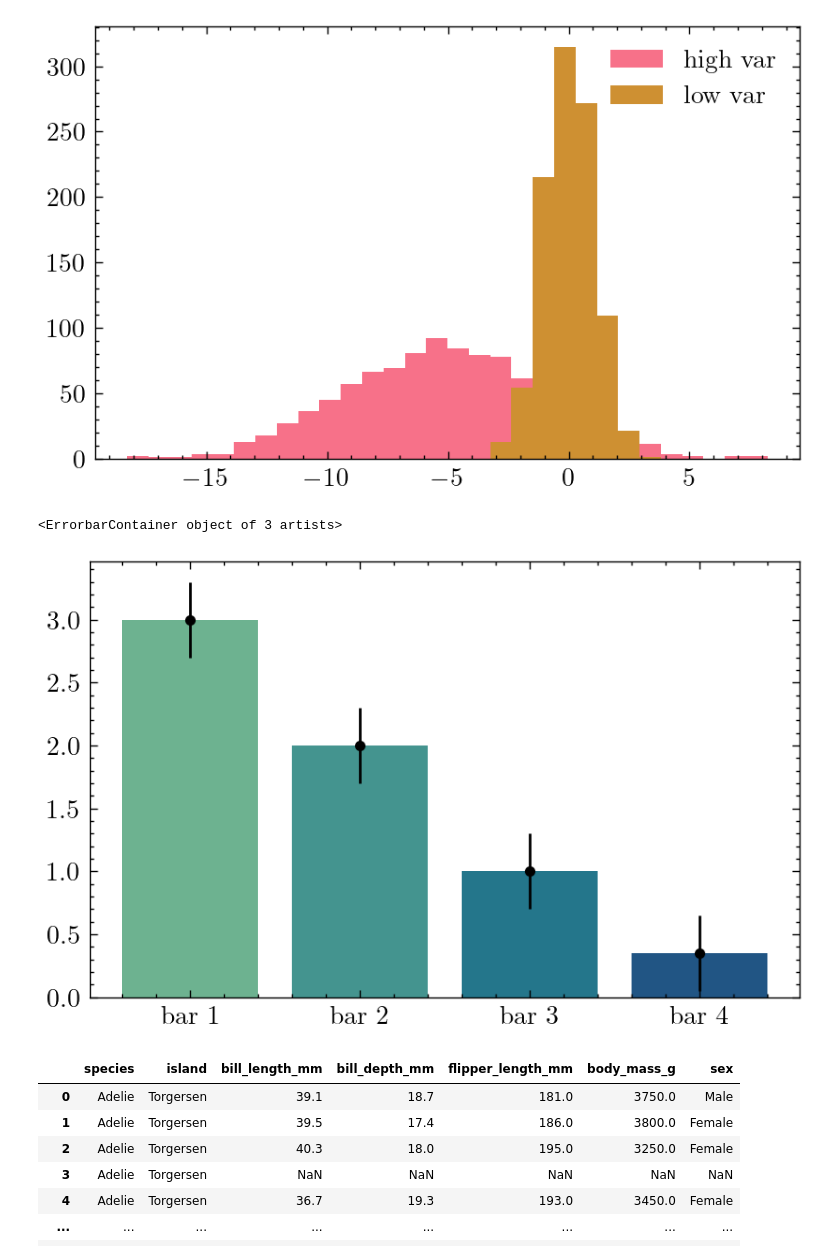
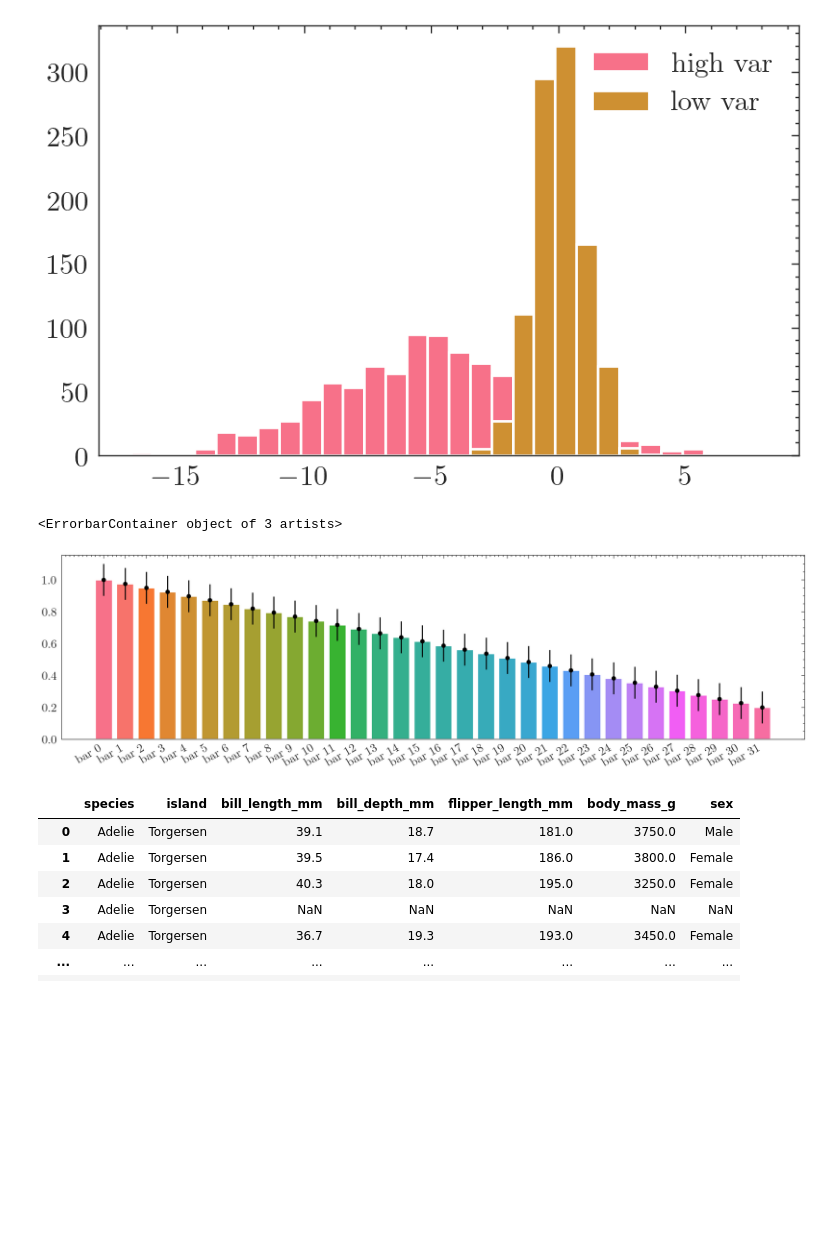
Before and after one commit to ezhang7423/toolkit, a Jupyter notebook: mpl/tutorial.ipynb, the cells around one changed output. Saved outputs shown, nothing was run; the diff lists cells and outputs as text; code cells hidden in the pictures; blank space fills up the shorter version.

```diff
--- a/mpl/tutorial.ipynb
+++ b/mpl/tutorial.ipynb
@@ -12,15 +12,16 @@ import seaborn as sns
 standard_colors = [
     c["color"] for c in plt.style.library["std-colors"]["axes.prop_cycle"]
 ]
-crest_colors = list(sns.color_palette("crest", n_colors=4))
-flare_colors = list(sns.color_palette("flare", n_colors=4))
-circular_colors = list(sns.color_palette("husl", 8))
+crest_colors = lambda n:  list(sns.color_palette("crest", n_colors=n))
+flare_colors = lambda n: list(sns.color_palette("flare", n_colors=n))
+circular_colors = lambda n: list(sns.color_palette("husl", n_colors=n))
 
 
-plt.style.library["science"]["axes.prop_cycle"] = cycler(color=circular_colors)
+plt.style.library["science"]["axes.prop_cycle"] = cycler(color=circular_colors(8))
 plt.style.use("science")
 # figure size in inches, use golden ratio
 matplotlib.rcParams['figure.figsize'] = (4.85, 3)
+matplotlib.rcParams["figure.dpi"] = 200
 # default figure.dpi: 200
 
 
@@ -40,6 +41,5 @@ def confidence(x, y, y_err, **kwargs):
     plt.plot(x, y, **kwargs)
     plt.fill_between(x, y + y_err, y - y_err, alpha=.2, label='_')
 
+# plt.style.library["science"]
 ########################################3
-
-plt.style.library["science"]
@@ -107,17 +89,21 @@ num_in_bins, bins, patches = plot(plt.hist, more_data, bins=30)
 plot(plt.hist, data, bins=bins, legend=["high var", "low var"])
 plt.show()
 # %% [output]
-[figure, old version]
+[figure, new version]
 # %%
-xy = ["bar 1", "bar 2", "bar 3", "bar 4"], [3, 2, 1, 0.35]
+
+xy = [f"bar {i}" for i in range(32)], np.linspace(1, 0.2, 32)
 # bar_container = plot(plt.bar, *xy, color=flare_colors)
 # bar_container = plot(plt.bar, *xy, color=circular_colors)
-bar_container = plot(plt.bar, *xy, color=crest_colors)
+plt.figure(figsize=(12, 3))
+bar_container = plot(plt.bar, *xy, color=circular_colors(32))
+plt.setp(plt.gca().get_xticklabels(), rotation=30, horizontalalignment="right")
+
 # plt.bar_label(bar_container, labels=["bar 1", "bar 2", "bar 3", "bar 4"], label_type="center")
-plt.errorbar(*xy, [0.3, 0.3, 0.3, 0.3], fmt=".", color="Black")
+plt.errorbar(*xy, np.full((32,), .1), fmt=".", color="Black")
 # %% [output]
 <ErrorbarContainer object of 3 artists>
-[figure, old version]
+[figure, new version]
 # %%
 import seaborn as sns
 penguins = sns.load_dataset("penguins")
```
Also changed, not shown: parts of 13 cells of this notebook, 3 other files.
